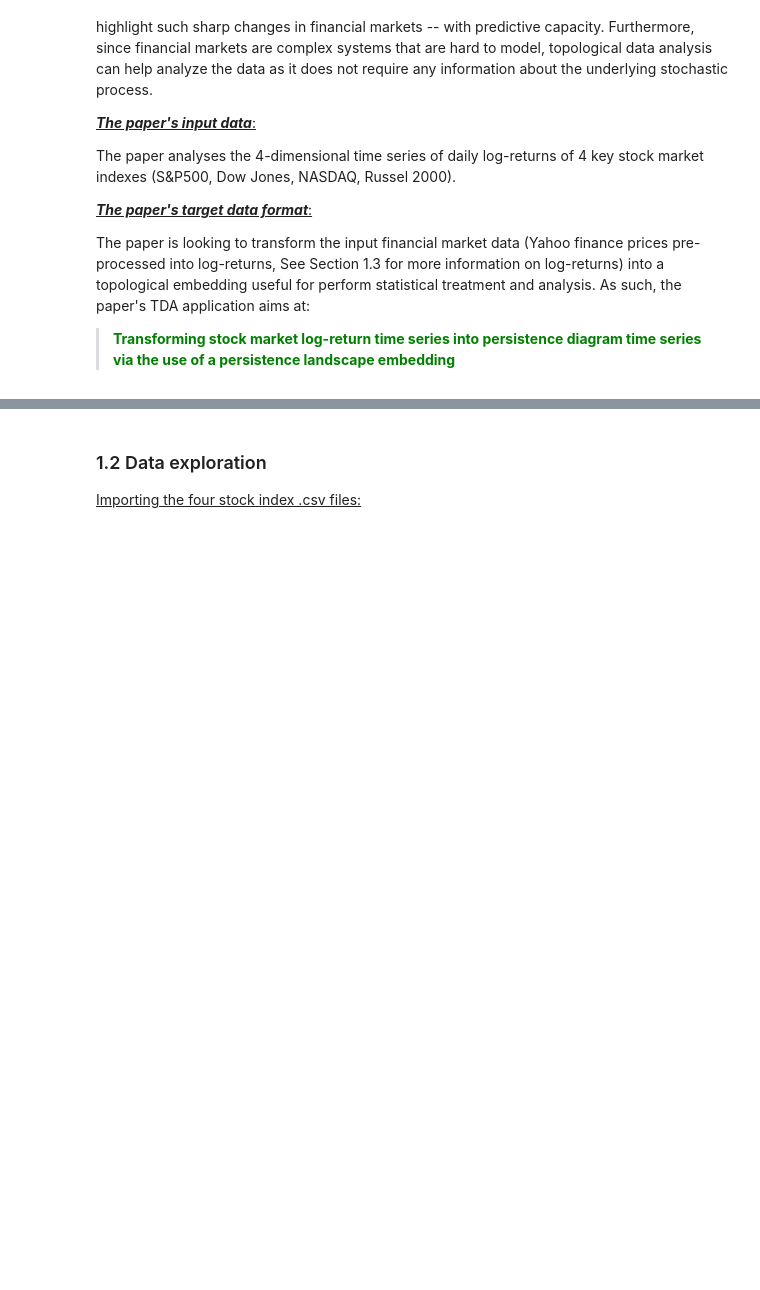
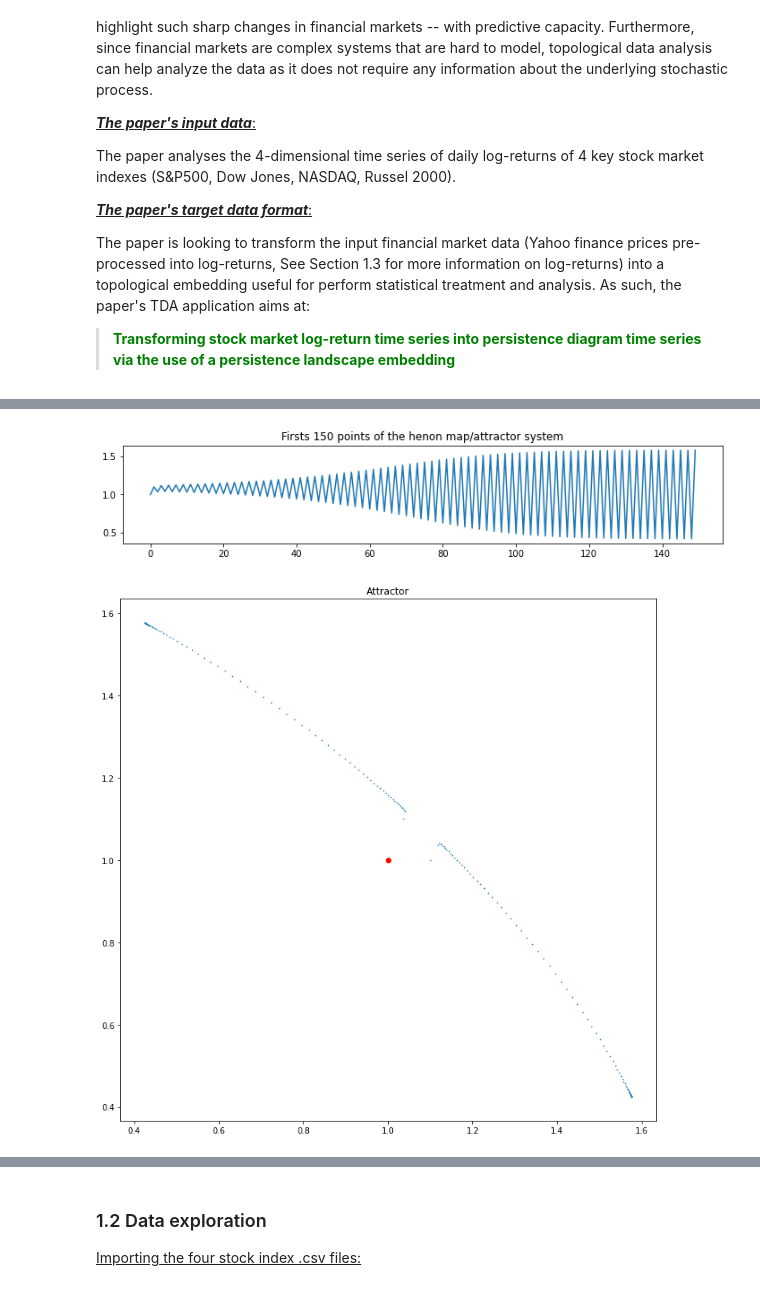
Before and after one commit to qlero/financial_crisis_prediction_homology, a Jupyter notebook: persistent_homology_TS.ipynb, the cells around one changed output, grey strips where cells are left out. Saved outputs shown, nothing was run; the diff lists cells and outputs as text; code cells hidden in the pictures; blank space fills up the shorter version.

```diff
--- a/persistent_homology_TS.ipynb
+++ b/persistent_homology_TS.ipynb
@@ -278,0 +361,6 @@ To experiment with the new persistence-landscape method, the paper tests it on t
+# %%
+# Non converging henon map
+_ = henon_map(a=.3, b=.4, n=150, x0=1, y0=1)
+# %% [output]
+[figure, added]
+[figure, added]
```
Also changed, not shown: parts of 12 cells of this notebook.
